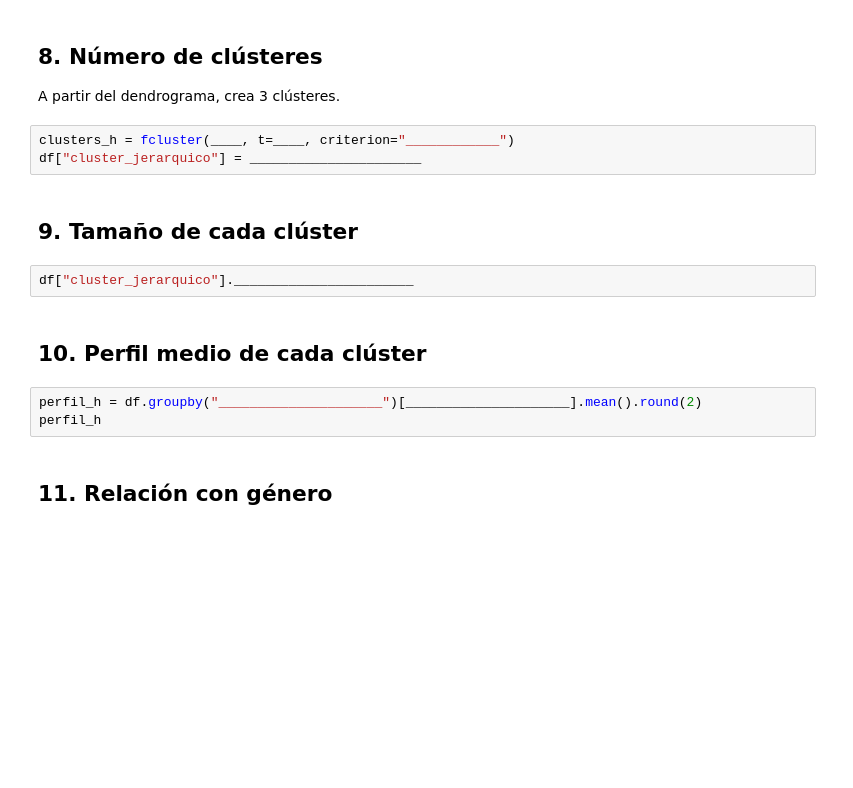
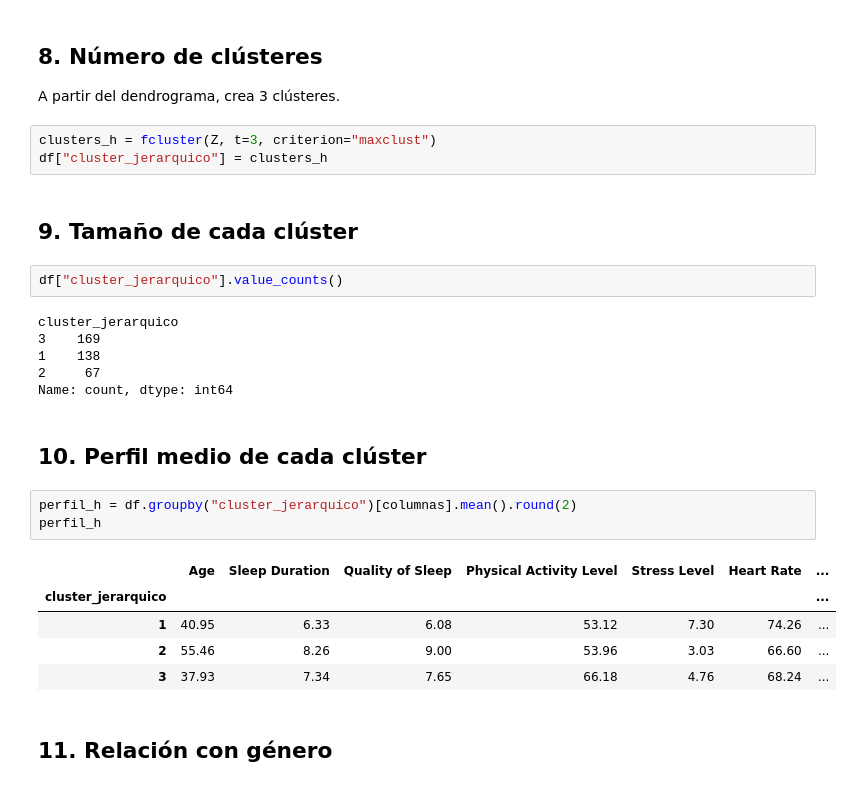
Before and after one commit to carmencnles/CEIABD, a Jupyter notebook: SAA/3ºEVA/NoSupervisado/ClusterJerarquico/clustering_jerarquico_sleep_alum/clustering_jerarquico_sleep_alum.ipynb, the cells around one changed output. Saved outputs shown, nothing was run; the diff lists cells and outputs as text; blank space fills up the shorter version.

```diff
--- a/SAA/3ºEVA/NoSupervisado/ClusterJerarquico/clustering_jerarquico_sleep_alum/clustering_jerarquico_sleep_alum.ipynb
+++ b/SAA/3ºEVA/NoSupervisado/ClusterJerarquico/clustering_jerarquico_sleep_alum/clustering_jerarquico_sleep_alum.ipynb
@@ -179,17 +189,29 @@ plt.show()
 
 A partir del dendrograma, crea 3 clústeres.
 # %%
-clusters_h = fcluster(____, t=____, criterion="____________")
-df["cluster_jerarquico"] = ______________________
+clusters_h = fcluster(Z, t=3, criterion="maxclust")
+df["cluster_jerarquico"] = clusters_h
 # %% [markdown]
 ## 9. Tamaño de cada clúster
 # %%
-df["cluster_jerarquico"]._______________________
+df["cluster_jerarquico"].value_counts()
+# %% [output]
+cluster_jerarquico
+3    169
+1    138
+2     67
+Name: count, dtype: int64
 # %% [markdown]
 ## 10. Perfil medio de cada clúster
 # %%
-perfil_h = df.groupby("_____________________")[_____________________].mean().round(2)
+perfil_h = df.groupby("cluster_jerarquico")[columnas].mean().round(2)
 perfil_h
+# %% [output]
+|  | Age | Sleep Duration | Quality of Sleep | Physical Activity Level | Stress Level | Heart Rate | ... |
+| cluster_jerarquico |  |  |  |  |  |  | ... |
+| 1 | 40.95 | 6.33 | 6.08 | 53.12 | 7.30 | 74.26 | ... |
+| 2 | 55.46 | 8.26 | 9.00 | 53.96 | 3.03 | 66.60 | ... |
+| 3 | 37.93 | 7.34 | 7.65 | 66.18 | 4.76 | 68.24 | ... |
 # %% [markdown]
 ## 11. Relación con género
 # %%
```
Also changed, not shown: parts of 8 cells of this notebook, 5 other files.
